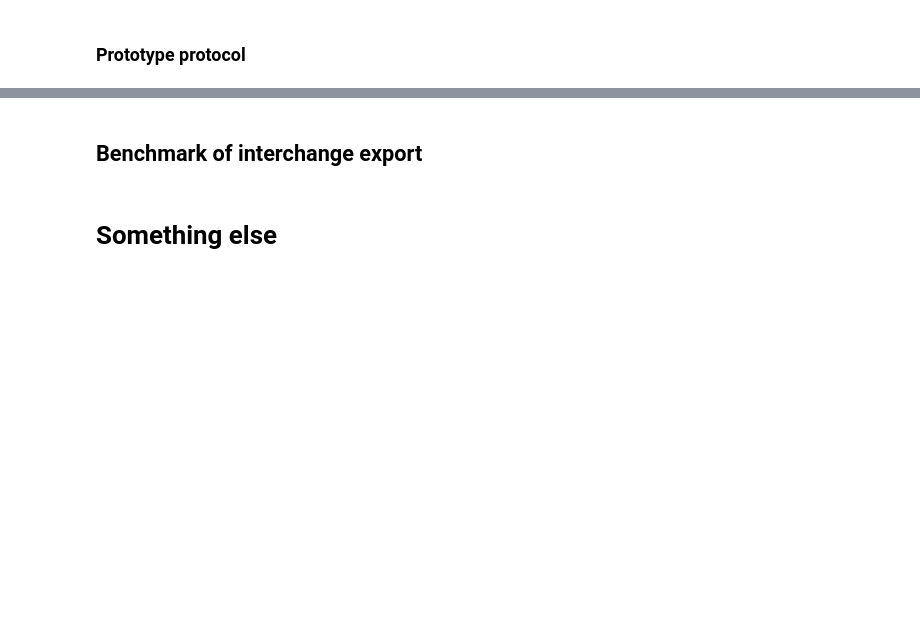
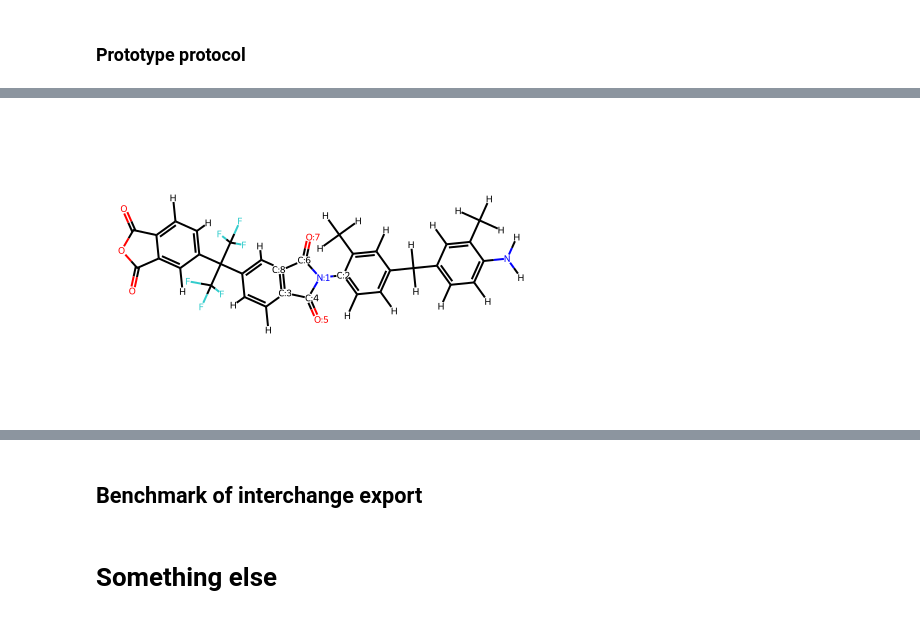
Before and after one commit to jlaw9/2026_polymer_build_workflow, a Jupyter notebook: testing.ipynb, the cells around one changed output, grey strips where cells are left out. Drawn from its saved outputs; the diff is of its cells as text; code cells hidden in the pictures; blank space fills up the shorter version.

```diff
--- a/testing.ipynb
+++ b/testing.ipynb
@@ -299,0 +363,4 @@ mbmol_to_rdkit_pdb('test.pdb', chain)
+# %%
+product
+# %% [output]
+[figure, added]
```
Also changed, not shown: parts of 15 cells of this notebook.
